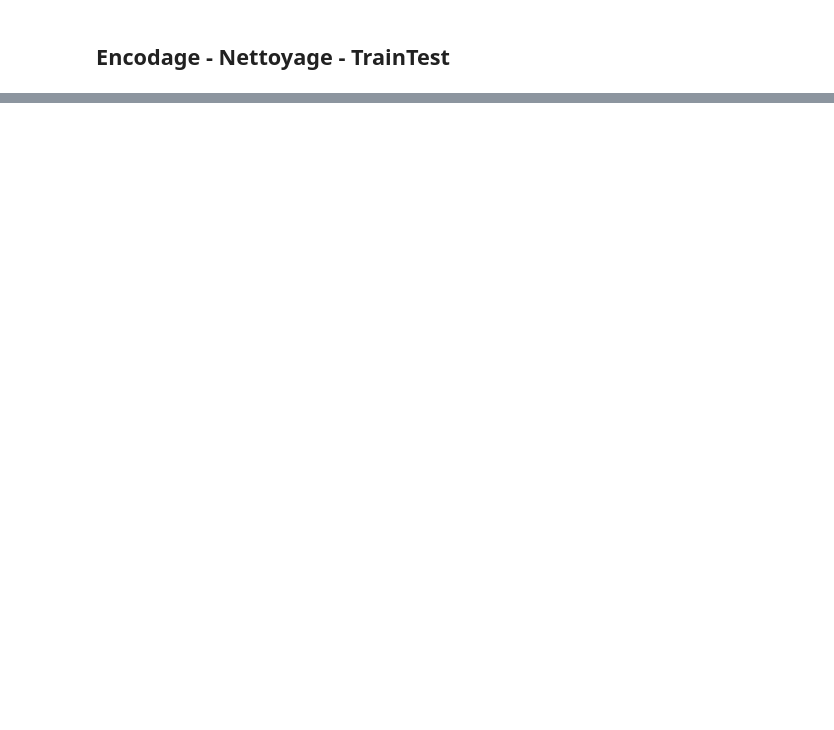
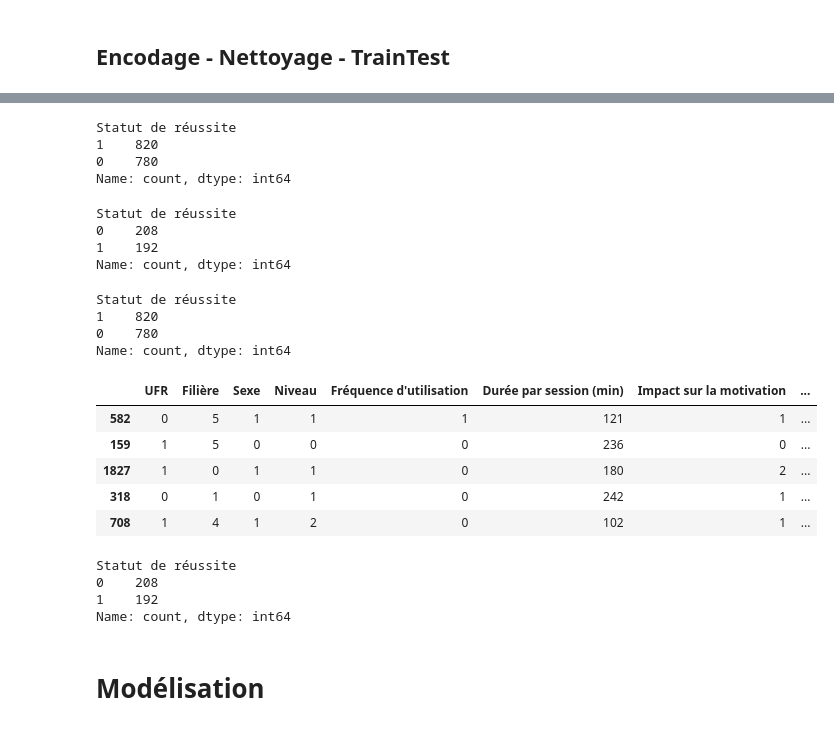
Before and after one commit to SRomeo-dev/Connexion-IESR, a Jupyter notebook: Model.ipynb, the cells around one changed output, grey strips where cells are left out. Drawn from its saved outputs; the diff is of its cells as text; code cells hidden in the pictures; blank space fills up the shorter version.

```diff
--- a/Model.ipynb
+++ b/Model.ipynb
@@ -427,0 +430,14 @@ df.head()
+# %%
+trainset['Statut de réussite'].value_counts()
+# %% [output]
+Statut de réussite
+1    820
+0    780
+Name: count, dtype: int64
+# %%
+testset['Statut de réussite'].value_counts()
+# %% [output]
+Statut de réussite
+0    208
+1    192
+Name: count, dtype: int64
@@ -427,0 +453,25 @@ df.head()
+# %%
+X_train, y_train = preprocessing(trainset)
+# %% [output]
+Statut de réussite
+1    820
+0    780
+Name: count, dtype: int64
+# %%
+X_train.head()
+# %% [output]
+|  | UFR | Filière | Sexe | Niveau | Fréquence d'utilisation | Durée par session (min) | Impact sur la motivation | ... |
+| 582 | 0 | 5 | 1 | 1 | 1 | 121 | 1 | ... |
+| 159 | 1 | 5 | 0 | 0 | 0 | 236 | 0 | ... |
+| 1827 | 1 | 0 | 1 | 1 | 0 | 180 | 2 | ... |
+| 318 | 0 | 1 | 0 | 1 | 0 | 242 | 1 | ... |
+| 708 | 1 | 4 | 1 | 2 | 0 | 102 | 1 | ... |
+# %%
+X_test, y_test = preprocessing(testset)
+# %% [output]
+Statut de réussite
+0    208
+1    192
+Name: count, dtype: int64
+# %% [markdown]
+# Modélisation
```
Also changed, not shown: parts of 64 cells of this notebook, 1 other file.
